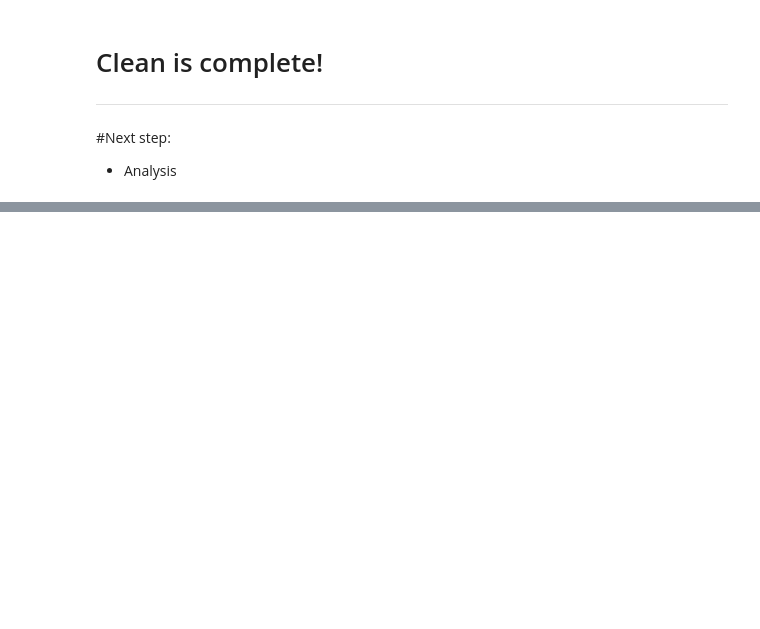
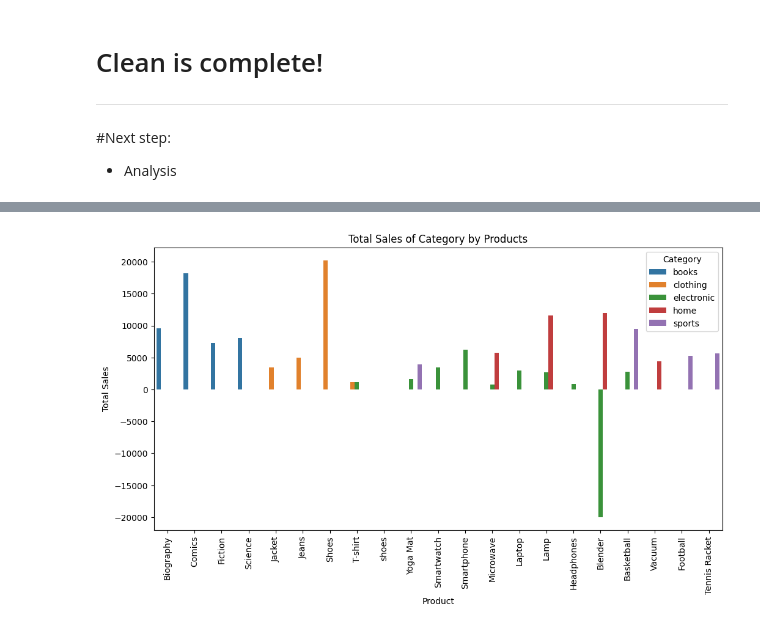
Before and after one commit to anaisrcast/Data-Science-Practice, a Jupyter notebook: Practice/SalesData.ipynb, the cells around one changed output, grey strips where cells are left out. Saved outputs shown, nothing was run; the diff lists cells and outputs as text; code cells hidden in the pictures; blank space fills up the shorter version.

```diff
--- a/Practice/SalesData.ipynb
+++ b/Practice/SalesData.ipynb
@@ -317,0 +361,18 @@ memory usage: 9.5+ KB
+# %%
+#More granual look at different products within the category
+Rev_prod = (sales_df.groupby(['Category','Product'], as_index= False)['Total']
+            .sum()
+            .round(2)
+            .sort_values(['Category']))
+
+#plot using MatPlot + Seaborn package
+plt.figure(figsize=(12, 6))
+sns.barplot(data = Rev_prod, x= 'Product', y = 'Total', hue = 'Category')
+#Additional Details for graph
+plt.title('Total Sales of Category by Products')
+plt.xlabel('Product')
+plt.ylabel('Total Sales')
+plt.xticks(rotation = 90)
+plt.show()
+# %% [output]
+[figure, added]
```
Also changed, not shown: parts of 23 cells of this notebook.
